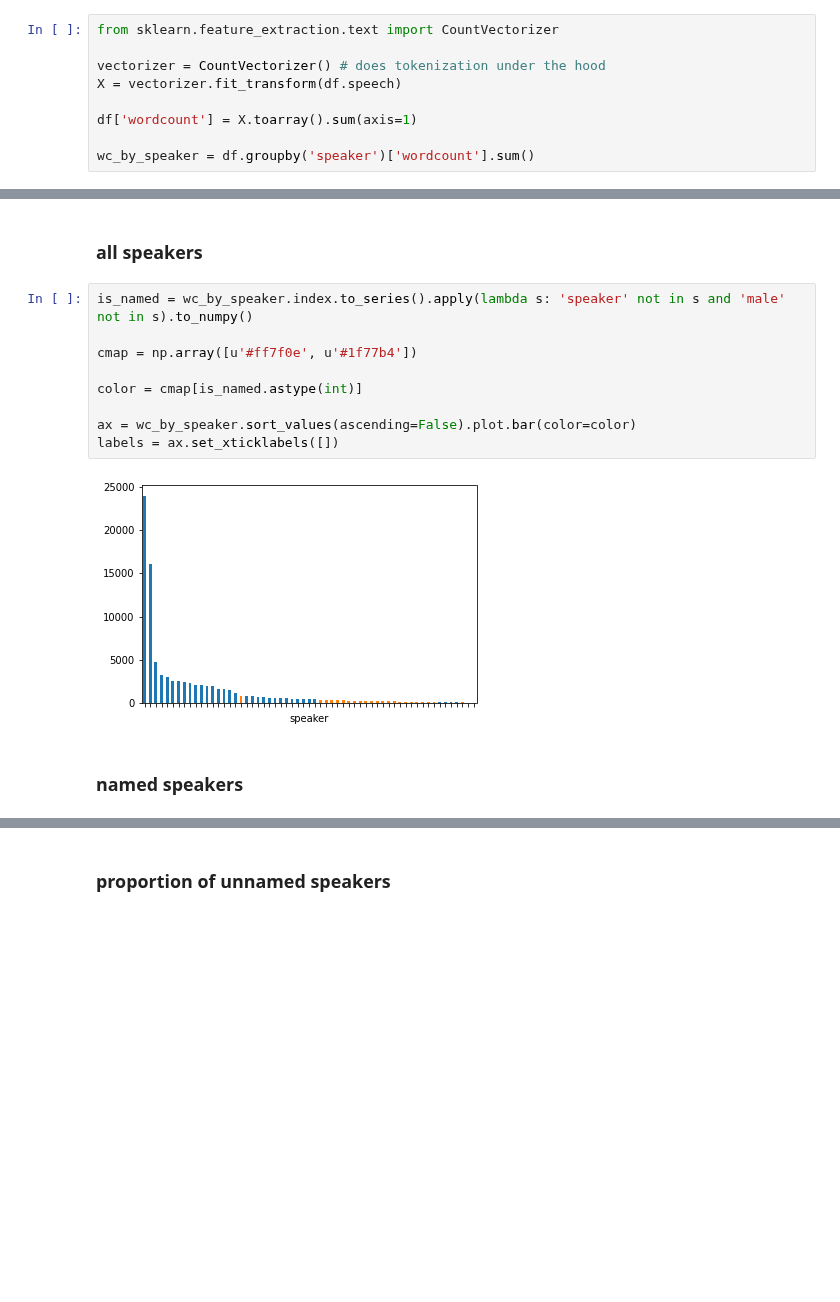
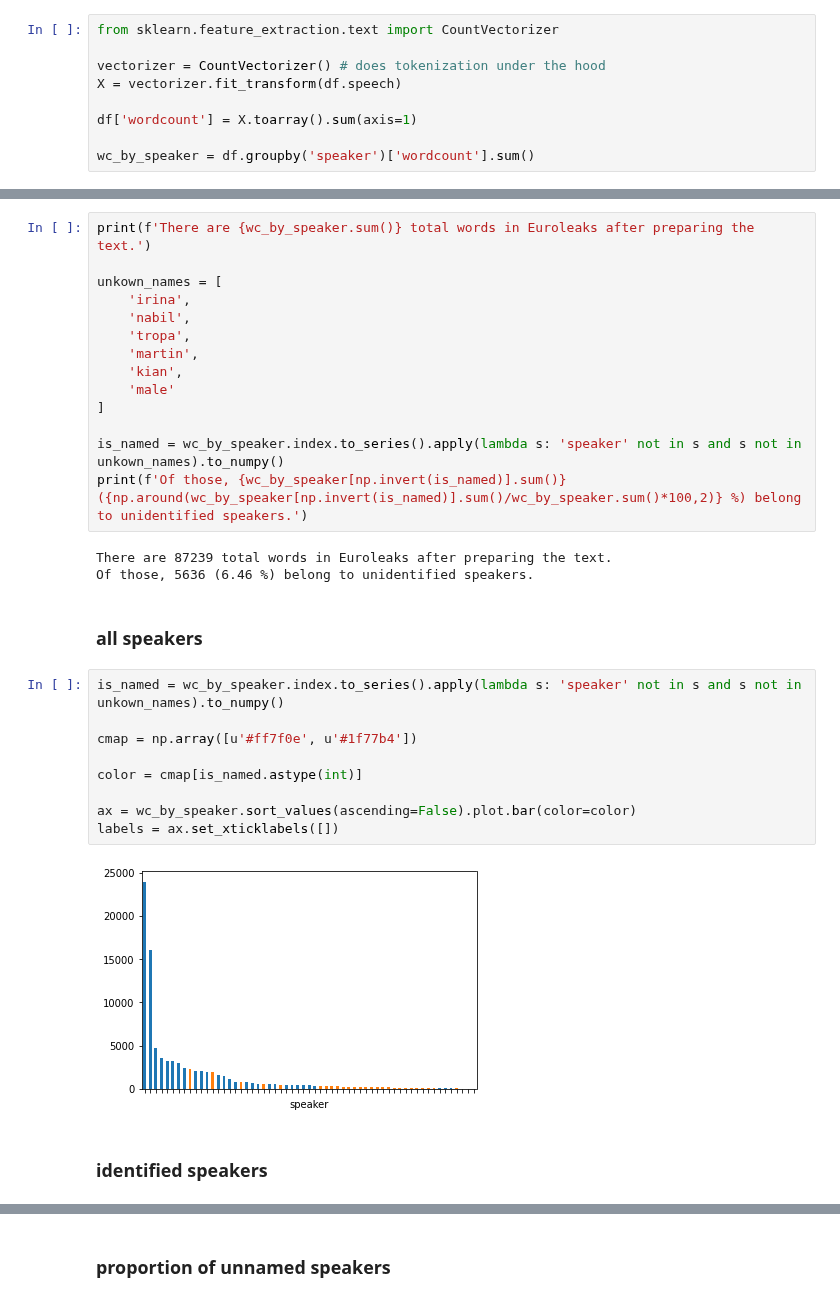
Before and after one commit to ariansajina/master-thesis, a Jupyter notebook: notebooks/preliminary_analysis.ipynb, the cells around one changed output, grey strips where cells are left out. Cells and saved outputs as stored; diff of their text form; blank space fills up the shorter version.

```diff
--- a/notebooks/preliminary_analysis.ipynb
+++ b/notebooks/preliminary_analysis.ipynb
@@ -45,19 +52,36 @@ max      24002.000000
 Name: wordcount, dtype: float64
+# %%
+print(f'There are {wc_by_speaker.sum()} total words in Euroleaks after preparing the text.')
+
+unkown_names = [
+    'irina',
+    'nabil',
+    'tropa',
+    'martin',
+    'kian',
+    'male'
+]
+
+is_named = wc_by_speaker.index.to_series().apply(lambda s: 'speaker' not in s and s not in unkown_names).to_numpy()
+print(f'Of those, {wc_by_speaker[np.invert(is_named)].sum()} ({np.around(wc_by_speaker[np.invert(is_named)].sum()/wc_by_speaker.sum()*100,2)} %) belong to unidentified speakers.')
+# %% [output]
+There are 87239 total words in Euroleaks after preparing the text.
+Of those, 5636 (6.46 %) belong to unidentified speakers.
 # %% [markdown]
 ### all speakers
 # %%
-is_named = wc_by_speaker.index.to_series().apply(lambda s: 'speaker' not in s and 'male' not in s).to_numpy()
+is_named = wc_by_speaker.index.to_series().apply(lambda s: 'speaker' not in s and s not in unkown_names).to_numpy()
 
 cmap = np.array([u'#ff7f0e', u'#1f77b4'])
 
 color = cmap[is_named.astype(int)]
 
 ax = wc_by_speaker.sort_values(ascending=False).plot.bar(color=color)
 labels = ax.set_xticklabels([])
 # %% [output]
-[figure, old version]
+[figure, new version]
 # %% [markdown]
-### named speakers
+### identified speakers
 # %%
 ax = wc_by_speaker[is_named].sort_values(ascending=False).plot.bar()
 # %% [output]
```
Also changed, not shown: parts of 27 cells of this notebook, 4 other files.
